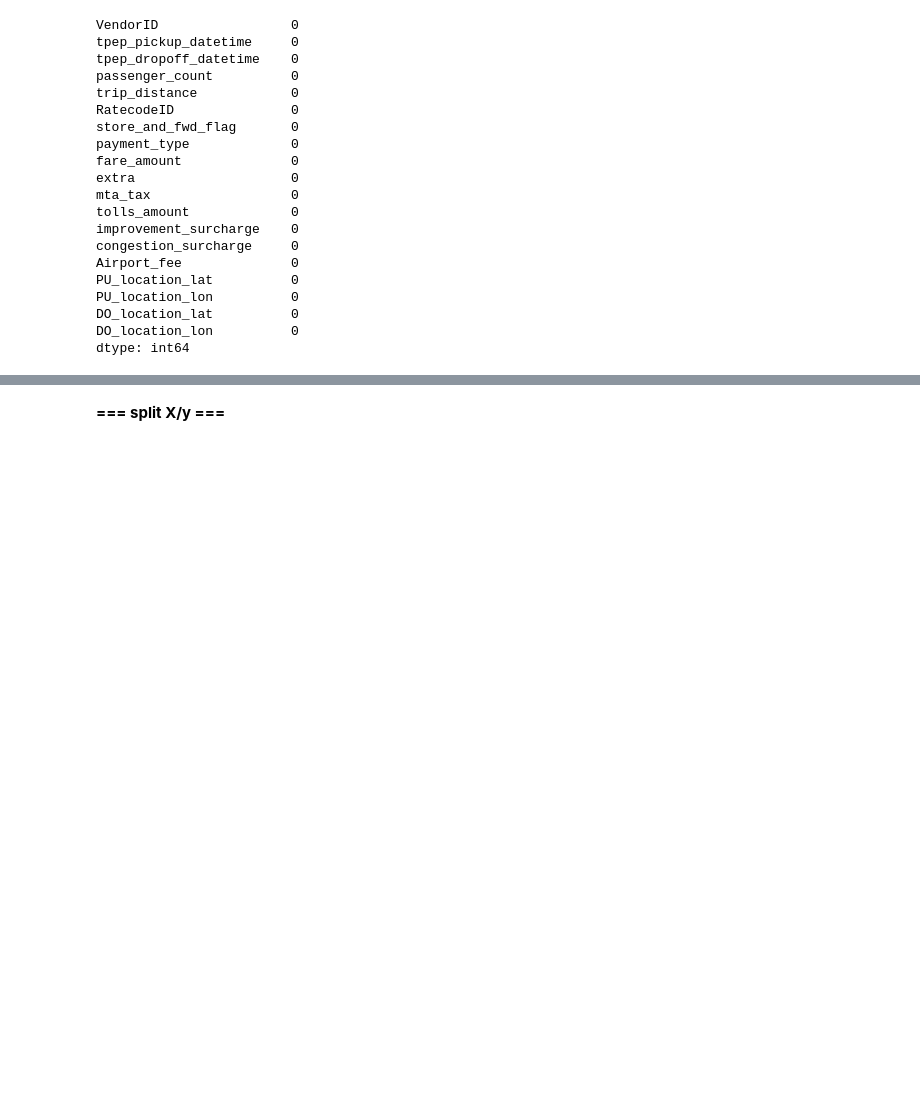
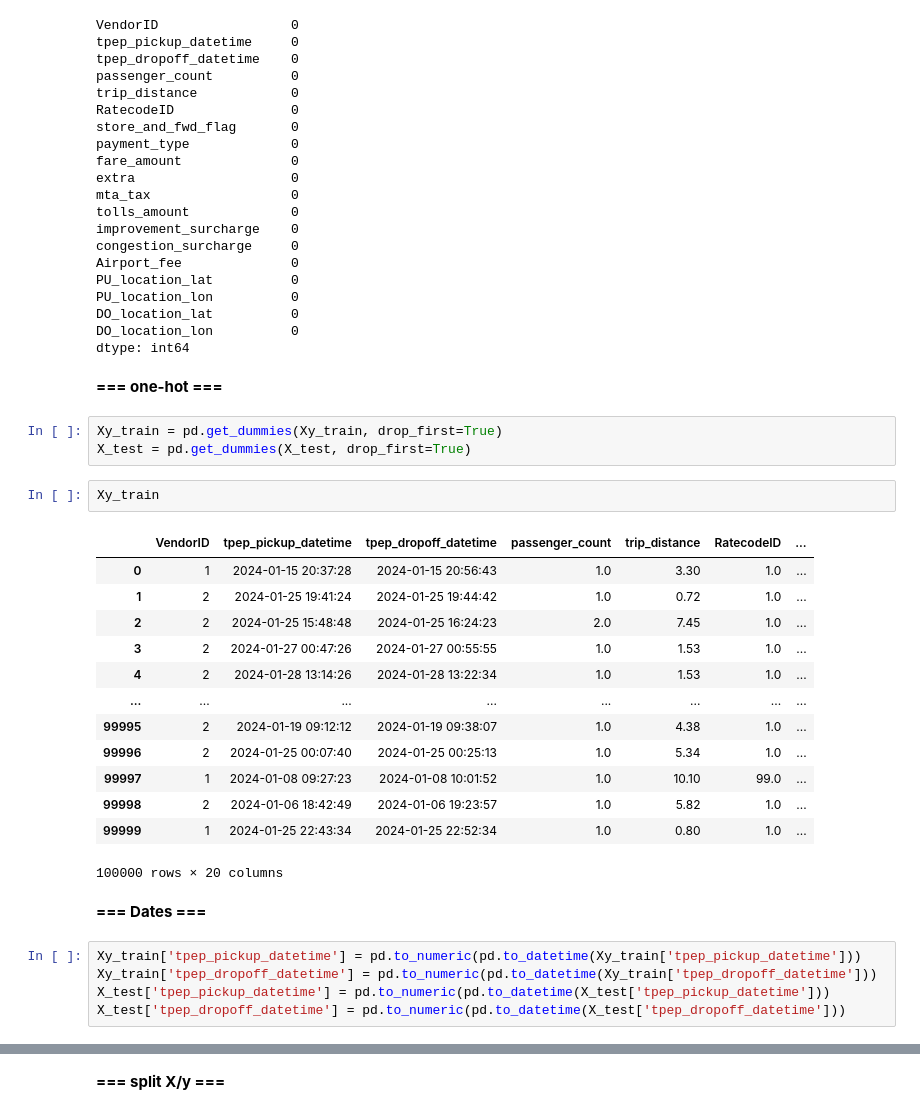
Before and after one commit to DarenXL/Apprentissage-Supervise-M2-MIA, a Jupyter notebook: Regression/regression.ipynb, the cells around one changed output, grey strips where cells are left out. Saved outputs shown, nothing was run; the diff lists cells and outputs as text; blank space fills up the shorter version.

```diff
--- a/Regression/regression.ipynb
+++ b/Regression/regression.ipynb
@@ -64,3 +78,31 @@ PU_location_lon          0
 DO_location_lat          0
 DO_location_lon          0
 dtype: int64
+# %% [markdown]
+**=== one-hot ===**
+# %%
+Xy_train = pd.get_dummies(Xy_train, drop_first=True)
+X_test = pd.get_dummies(X_test, drop_first=True)
+# %%
+Xy_train
+# %% [output]
+|  | VendorID | tpep_pickup_datetime | tpep_dropoff_datetime | passenger_count | trip_distance | RatecodeID | ... |
+| 0 | 1 | 2024-01-15 20:37:28 | 2024-01-15 20:56:43 | 1.0 | 3.30 | 1.0 | ... |
+| 1 | 2 | 2024-01-25 19:41:24 | 2024-01-25 19:44:42 | 1.0 | 0.72 | 1.0 | ... |
+| 2 | 2 | 2024-01-25 15:48:48 | 2024-01-25 16:24:23 | 2.0 | 7.45 | 1.0 | ... |
+| 3 | 2 | 2024-01-27 00:47:26 | 2024-01-27 00:55:55 | 1.0 | 1.53 | 1.0 | ... |
+| 4 | 2 | 2024-01-28 13:14:26 | 2024-01-28 13:22:34 | 1.0 | 1.53 | 1.0 | ... |
+| ... | ... | ... | ... | ... | ... | ... | ... |
+| 99995 | 2 | 2024-01-19 09:12:12 | 2024-01-19 09:38:07 | 1.0 | 4.38 | 1.0 | ... |
+| 99996 | 2 | 2024-01-25 00:07:40 | 2024-01-25 00:25:13 | 1.0 | 5.34 | 1.0 | ... |
+| 99997 | 1 | 2024-01-08 09:27:23 | 2024-01-08 10:01:52 | 1.0 | 10.10 | 99.0 | ... |
+| 99998 | 2 | 2024-01-06 18:42:49 | 2024-01-06 19:23:57 | 1.0 | 5.82 | 1.0 | ... |
+| 99999 | 1 | 2024-01-25 22:43:34 | 2024-01-25 22:52:34 | 1.0 | 0.80 | 1.0 | ... |
+100000 rows × 20 columns
+# %% [markdown]
+**=== Dates ===**
+# %%
+Xy_train['tpep_pickup_datetime'] = pd.to_numeric(pd.to_datetime(Xy_train['tpep_pickup_datetime']))
+Xy_train['tpep_dropoff_datetime'] = pd.to_numeric(pd.to_datetime(Xy_train['tpep_dropoff_datetime']))
+X_test['tpep_pickup_datetime'] = pd.to_numeric(pd.to_datetime(X_test['tpep_pickup_datetime']))
+X_test['tpep_dropoff_datetime'] = pd.to_numeric(pd.to_datetime(X_test['tpep_dropoff_datetime']))
```
Also changed, not shown: parts of 9 cells of this notebook.
